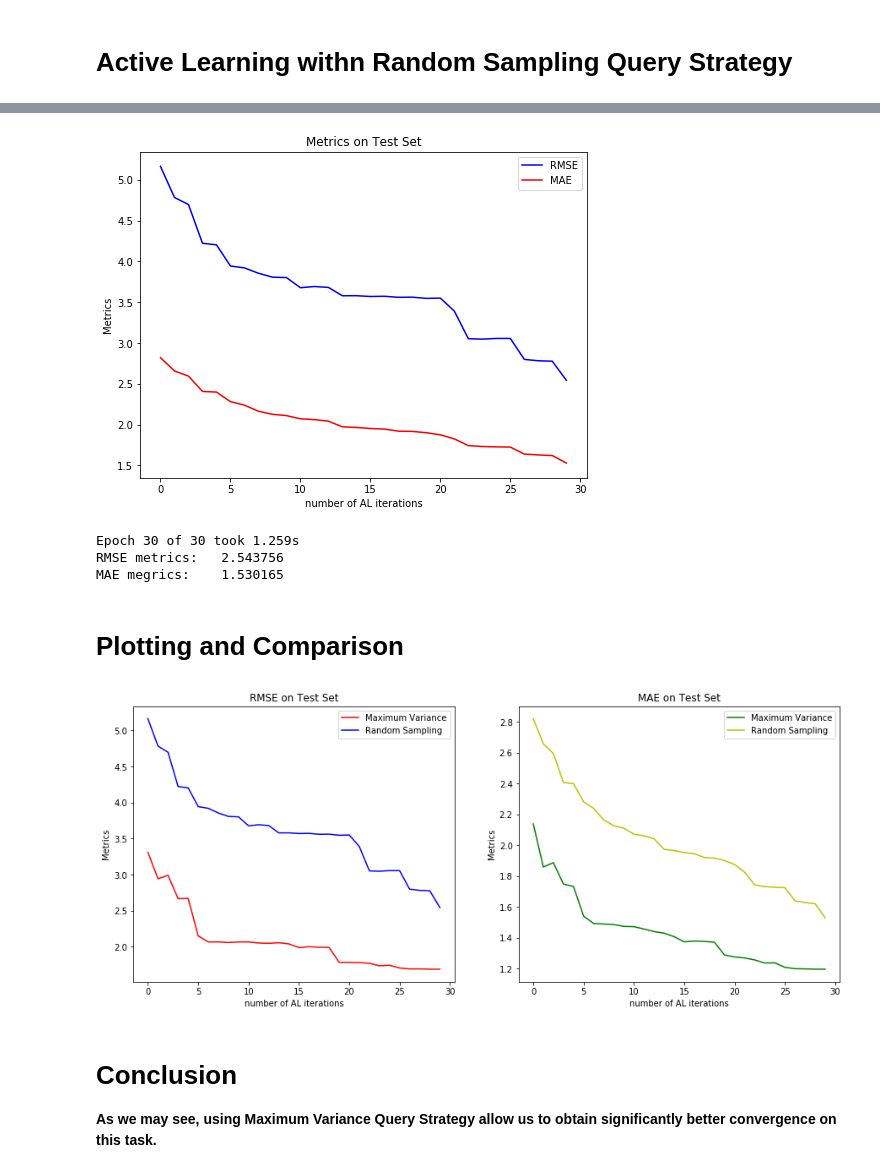
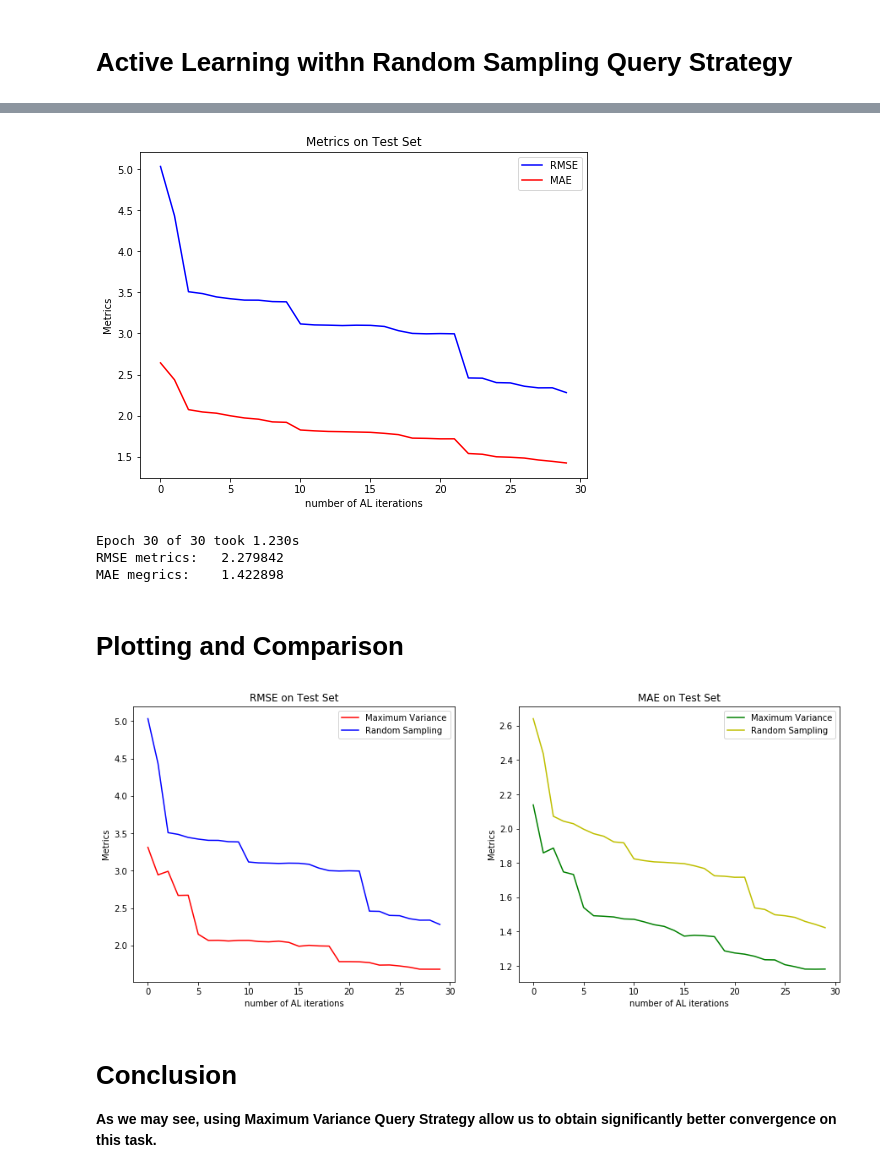
Before and after one commit to MSergeyV/Efficient-Deep-Active-Learning, a Jupyter notebook: EDAL_Rosenbrock2D.ipynb, the cells around one changed output, grey strips where cells are left out. Drawn from its saved outputs; the diff is of its cells as text; code cells hidden in the pictures.

```diff
--- a/EDAL_Rosenbrock2D.ipynb
+++ b/EDAL_Rosenbrock2D.ipynb
@@ -438,7 +438,7 @@ for budget_iter in range(0, budget):
         query_points = torch.randint(low = 0, high = len(X_pool_copy), size = (q_batch, ))
 
     else:
-        query_points = torch.randint(low = 0, high = len(X_pool_copy), size = (len(X_query), ))
+        query_points = torch.randint(low = 0, high = len(X_pool_copy), size = (len(X_pool_copy), ))
 
 
     times.append(query_time)
@@ -491,37 +491,37 @@ for budget_iter in range(0, budget):
 
     print('Test RMSE: {}'.format(rmse))
     print('Test MAE: {}'.format(mae))
 
 
     # Visualize
     display.clear_output(wait=True)
     plt.figure(figsize=(8, 6))
 
     plt.title("Metrics on Test Set")
     plt.xlabel("number of AL iterations")
     plt.ylabel("Metrics")
     #plt.yscale('log')
     plt.plot(rmse_metrics, 'b', label = "RMSE")
     plt.plot(mae_metrics, 'r', label = "MAE")
     plt.legend()
     plt.show()
 
     # Then we print the results for this epoch:
     print("Epoch {} of {} took {:.3f}s".format(budget_iter + 1,
             np.minimum(math.ceil(len(X_pool) // q_batch), budget),
             time.time() - al_start_time))
     print("RMSE metrics: \t{:.6f}".format(rmse_metrics[-1]))
     print("MAE megrics: \t{:.6f}".format(mae_metrics[-1]))
 
     # Save
     #torch.save({'state_dict': model.state_dict()}, 'checkpoint.pth.tar')
     #np.save("train_loss_per_epoch", train_loss_per_epoch)
     #np.save("val_loss_per_epoch", val_loss_per_epoch)
 # %% [output]
-[figure, old version]
+[figure, new version]
-Epoch 30 of 30 took 1.259s
-RMSE metrics:   2.543756
-MAE megrics:    1.530165
+Epoch 30 of 30 took 1.230s
+RMSE metrics:   2.279842
+MAE megrics:    1.422898
 # %%
 RS_rmse_metrics = deepcopy(rmse_metrics)
 RS_mae_metrics = deepcopy(mae_metrics)
@@ -554,7 +554,7 @@ ax2.legend()
 
 plt.show()
 # %% [output]
-[figure, old version]
+[figure, new version]
 # %% [markdown]
 # Conclusion
 
```
Also changed, not shown: parts of 6 cells of this notebook.
